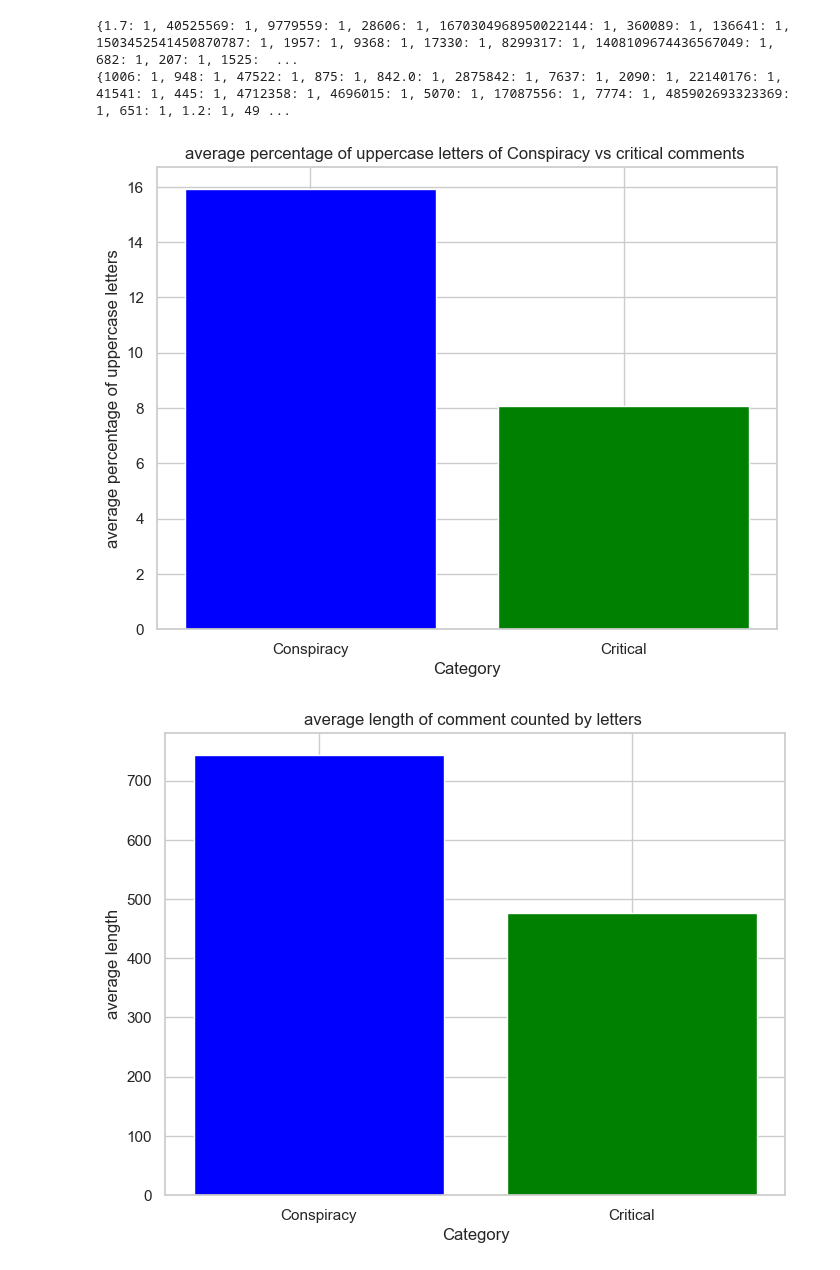
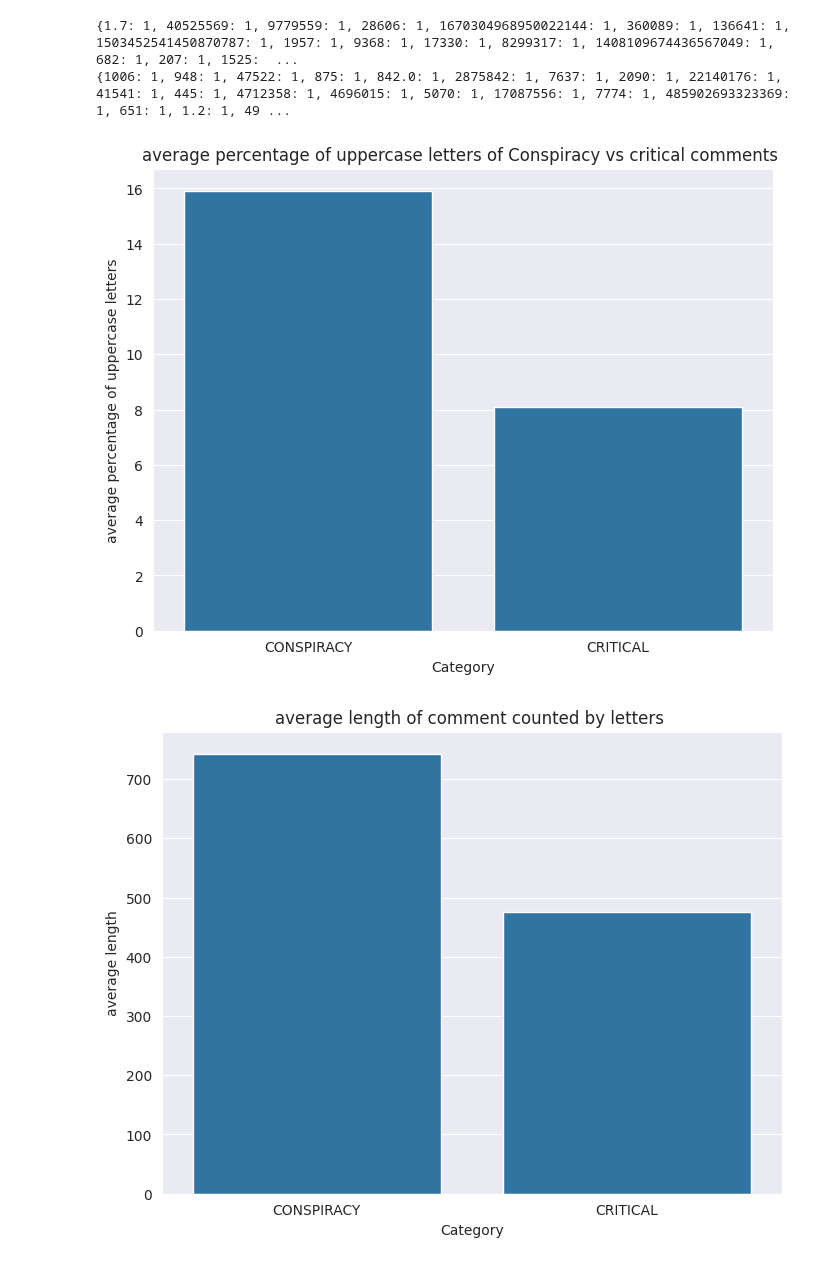
Before and after one commit to erikrubinov/nlp_project, a Jupyter notebook: src/task_1.ipynb, the cells around one changed output. Cells and saved outputs as stored; diff of their text form; code cells hidden in the pictures.

```diff
--- a/src/task_1.ipynb
+++ b/src/task_1.ipynb
@@ -31,7 +37,7 @@ nltk.download('vader_lexicon')
 [nltk_data]   Package vader_lexicon is already up-to-date!
 True
 # %%
-data = json.loads(open("Oppositional_thinking_analysis_dataset.json").read())
+data = json.loads(open("../data/processed/Oppositional_thinking_analysis_dataset.json").read())
 # %% [markdown]
 # Compare the total number of conspiracy and critical comments
 # %%
@@ -414,36 +448,48 @@ for comment in data:
     else:
         CRITICAL_uppercase_letters.append(calculate_uppercase_percentage(comment["text"]))
 
-categories = ['Conspiracy', 'Critical']
+categories = ['CONSPIRACY', 'CRITICAL']
 
 avereage_bad_word_proportion_per_comment_number= [np.mean(CONSPIRACY_uppercase_letters), np.mean(CRITICAL_uppercase_letters)]
+df = pd.DataFrame({
+    'Category': categories,
+    'average percentage of uppercase letters': avereage_bad_word_proportion_per_comment_number
+})
 # Create bar chart
 plt.figure(figsize=(8, 6))
-plt.bar(categories, avereage_bad_word_proportion_per_comment_number, color=['blue', 'green'])
+sns.barplot(x='Category', y='average percentage of uppercase letters', data=df)
 plt.xlabel('Category')
 plt.ylabel('average percentage of uppercase letters')
 plt.title('average percentage of uppercase letters of Conspiracy vs critical comments ')
+# save fig
+plt.savefig("../reports/figures/01/average_uppercase_letters.png")
 plt.show()
 # %% [output]
-[figure, old version]
+[figure, new version]
 # %%
 CONSPIRACY_length = []
 CRITICAL_length = []
 for comment in data:
     if comment["category"] == "CONSPIRACY":
         CONSPIRACY_length.append(len(comment["text"]))
     else:
         CRITICAL_length.append(len(comment["text"]))
 
-categories = ['Conspiracy', 'Critical']
+categories = ['CONSPIRACY', 'CRITICAL']
 
 avereage_bad_word_proportion_per_comment_number= [np.mean(CONSPIRACY_length), np.mean(CRITICAL_length)]
+df = pd.DataFrame({
+    'Category': categories,
+    'average length': avereage_bad_word_proportion_per_comment_number
+})
 # Create bar chart
 plt.figure(figsize=(8, 6))
-plt.bar(categories, avereage_bad_word_proportion_per_comment_number, color=['blue', 'green'])
+sns.barplot(x='Category', y='average length', data=df)
 plt.xlabel('Category')
 plt.ylabel('average length')
 plt.title('average length of comment counted by letters ')
+# save fig
+plt.savefig("../reports/figures/01/average_length.png")
 plt.show()
 # %% [output]
-[figure, old version]
+[figure, new version]
```
Also changed, not shown: parts of 15 cells of this notebook, 9 other files.
